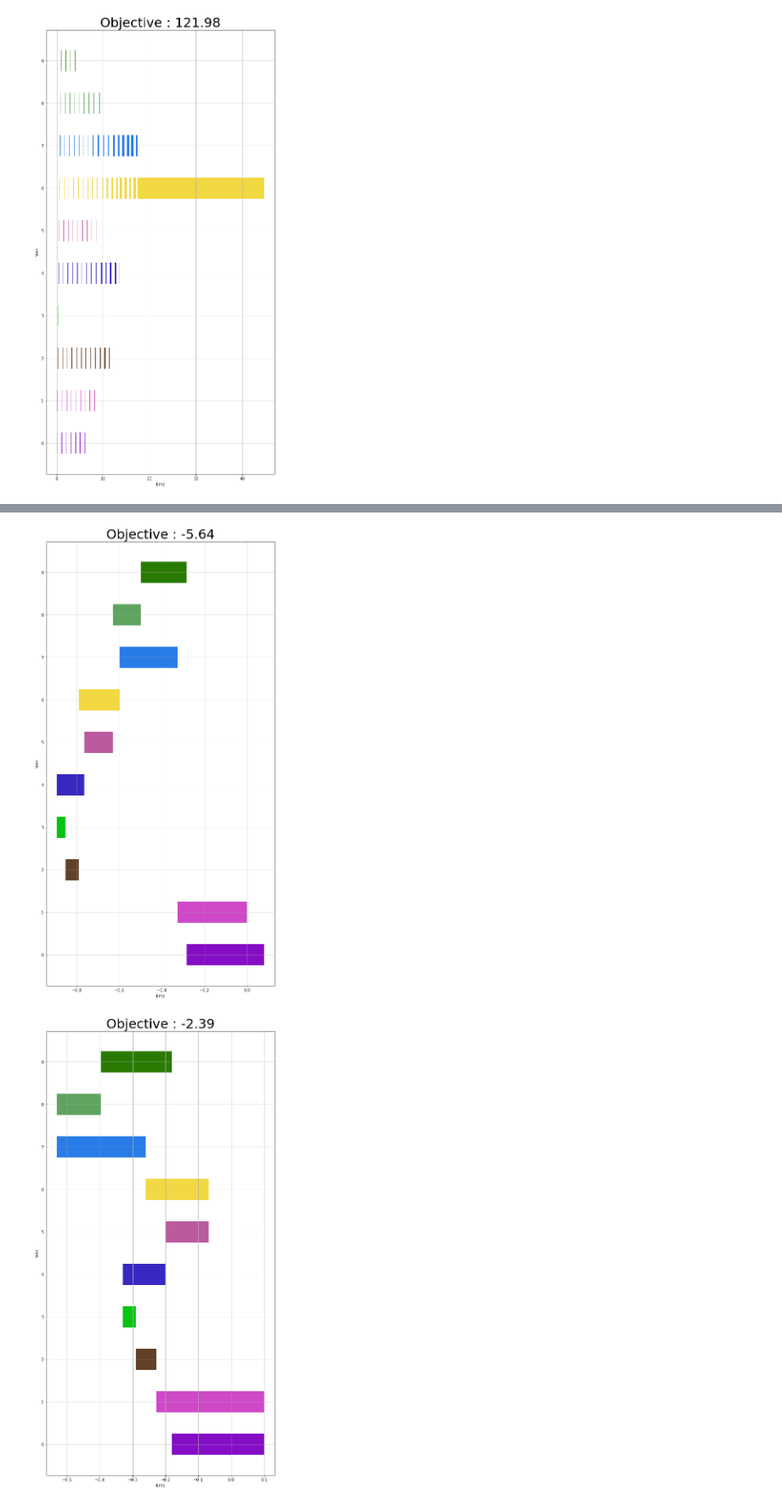
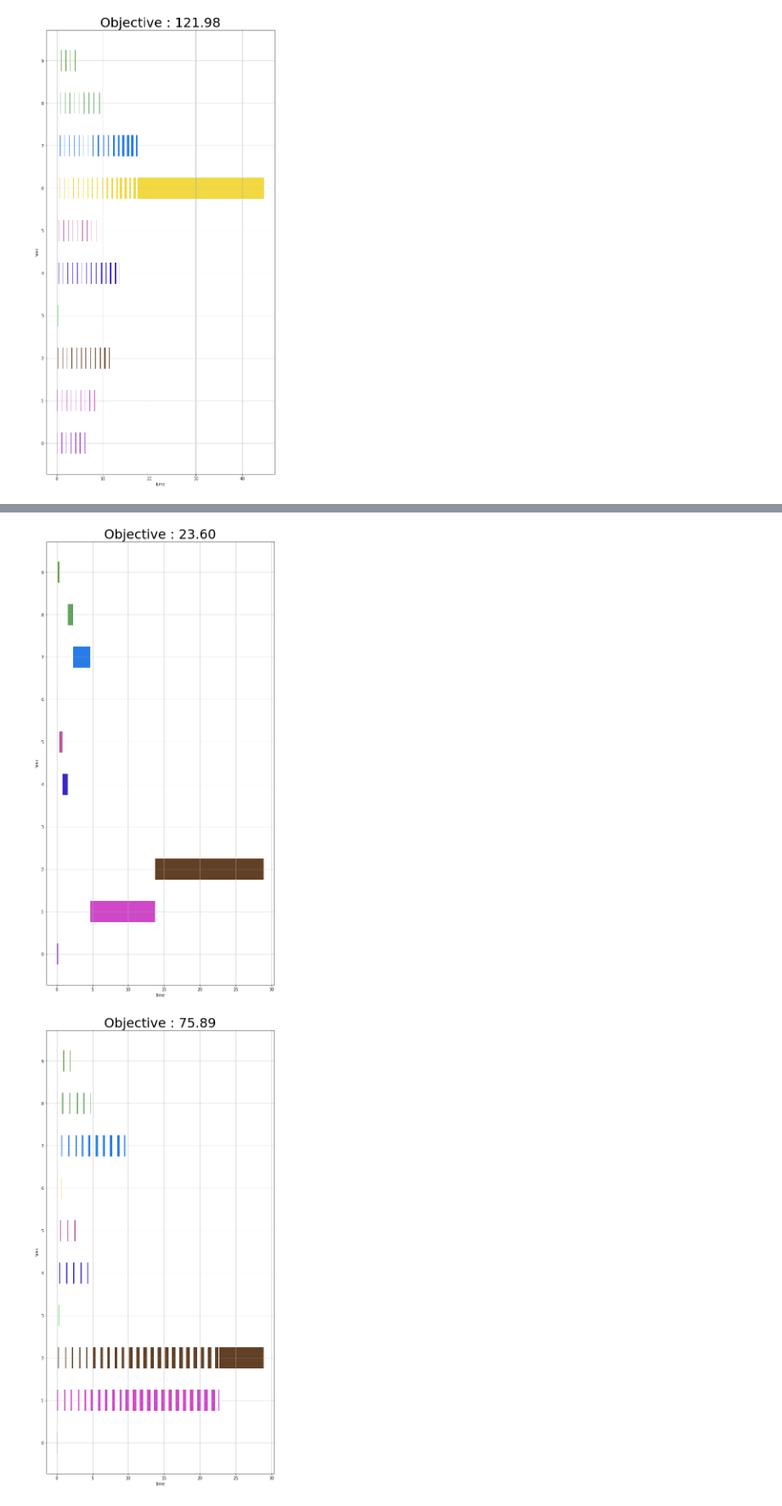
Before and after one commit to mbeni12333/robinhood, a Jupyter notebook: src/Simulations.ipynb, the cells around one changed output, grey strips where cells are left out. Shown: that part at 85% size. Cells and saved outputs as stored; diff of their text form; code cells hidden in the pictures.

```diff
--- a/src/Simulations.ipynb
+++ b/src/Simulations.ipynb
@@ -46,6 +46,6 @@ utils.plotGant(solution, nb_tasks, colors, obj)
 # %%
 normal_generator1 = lambda n: np.random.randn(n) * 0.3
-instance, erreur = utils.generateInstance(nb_tasks, x_generator=normal_generator1)
+instance, erreur = utils.generateInstance(nb_tasks, eps_generator=normal_generator1)
 #Predict
 solution = algos.PREDICT(instance)
 obj = utils.evaluateObjective(instance, solution)
@@ -63,4 +63,4 @@ utils.plotGant(solution, nb_tasks, colors, obj)
-[figure, old version]
+[figure, new version]
-[figure, old version]
+[figure, new version]
 # %%
 normal_generator2 = lambda n: np.random.randn(n) * 2
```
Also changed, not shown: parts of 3 cells of this notebook.
